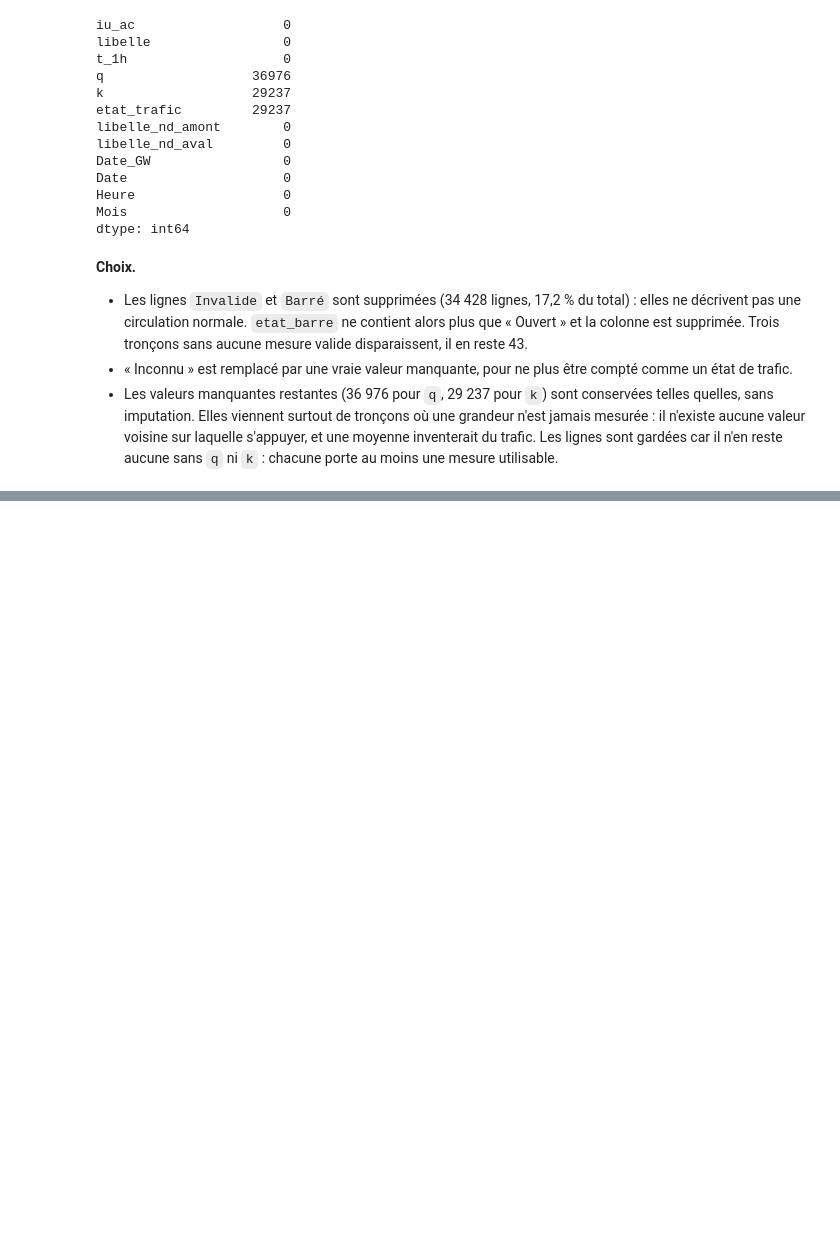
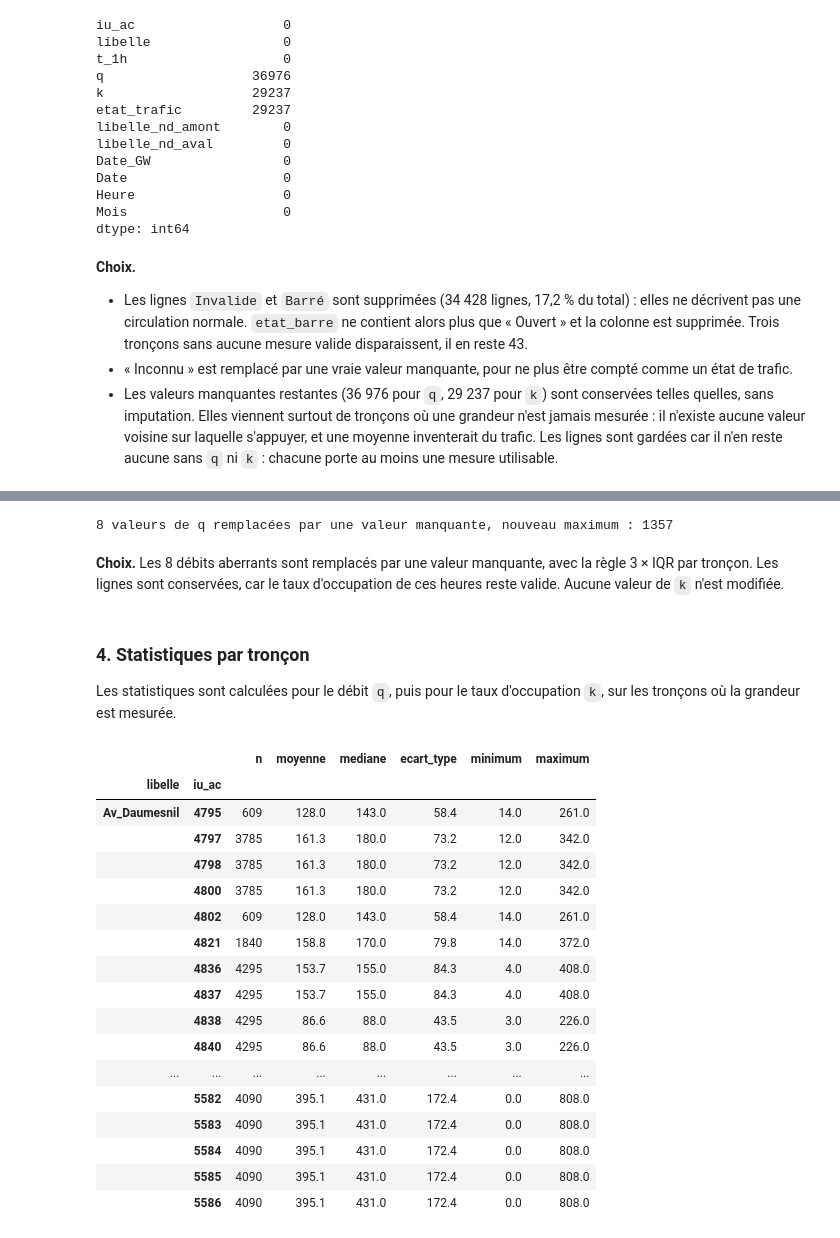
Before and after one commit to Schneider509/Aivanvity-projet-trafic, a Jupyter notebook: projet_data.ipynb, the cells around one changed output, grey strips where cells are left out. Cells and saved outputs as stored; diff of their text form; code cells hidden in the pictures; blank space fills up the shorter version.

Commit message:
Jalon M3 : transformation et statistiques

```diff
--- a/projet_data.ipynb
+++ b/projet_data.ipynb
@@ -402,0 +497,15 @@ dtype: int64
+# %%
+def borne_haute(s, facteur):
+    q1, q3 = s.quantile([0.25, 0.75])
+    return q3 + facteur * (q3 - q1)
+
+borne_globale = borne_haute(df["q"], 1.5)
+au_dessus = df[df["q"] > borne_globale]
+print(f"Règle globale (1,5 × IQR) : borne à {borne_globale:.0f}, {len(au_dessus)} valeurs au-dessus")
+print(au_dessus["libelle"].value_counts())
+print()
+
+par_troncon = df.groupby("iu_ac")["q"]
+for facteur in (1.5, 3):
+    borne = par_troncon.transform(lambda s: borne_haute(s, facteur))
+    print(f"Règle par tronçon ({facteur} × IQR) : {(df['q'] > borne).sum()} valeurs au-dessus")
@@ -402,0 +522,5 @@ dtype: int64
+# %%
+borne = par_troncon.transform(lambda s: borne_haute(s, 3))
+aberrant = df["q"] > borne
+
+df.loc[aberrant, ["iu_ac", "libelle", "Date_GW", "q", "k", "etat_trafic"]].sort_values("Date_GW")
@@ -402,0 +557,38 @@ dtype: int64
+# %%
+df["q"] = df["q"].mask(aberrant)
+print(f"{aberrant.sum()} valeurs de q remplacées par une valeur manquante, nouveau maximum : {df['q'].max():.0f}")
+# %% [output]
+8 valeurs de q remplacées par une valeur manquante, nouveau maximum : 1357
+# %% [markdown]
+**Choix.** Les 8 débits aberrants sont remplacés par une valeur manquante, avec la règle 3 × IQR par tronçon. Les lignes sont conservées, car le taux d'occupation de ces heures reste valide. Aucune valeur de `k` n'est modifiée.
+# %% [markdown]
+### 4. Statistiques par tronçon
+
+Les statistiques sont calculées pour le débit `q`, puis pour le taux d'occupation `k`, sur les tronçons où la grandeur est mesurée.
+# %%
+stats_q = (
+    df.dropna(subset=["q"])
+    .groupby(["libelle", "iu_ac"], observed=True)["q"]
+    .agg(n="count", moyenne="mean", mediane="median", ecart_type="std", minimum="min", maximum="max")
+    .round(1)
+)
+stats_q
+# %% [output]
+|  |  | n | moyenne | mediane | ecart_type | minimum | maximum |
+| libelle | iu_ac |  |  |  |  |  |  |
+| Av_Daumesnil | 4795 | 609 | 128.0 | 143.0 | 58.4 | 14.0 | 261.0 |
+|  | 4797 | 3785 | 161.3 | 180.0 | 73.2 | 12.0 | 342.0 |
+|  | 4798 | 3785 | 161.3 | 180.0 | 73.2 | 12.0 | 342.0 |
+|  | 4800 | 3785 | 161.3 | 180.0 | 73.2 | 12.0 | 342.0 |
+|  | 4802 | 609 | 128.0 | 143.0 | 58.4 | 14.0 | 261.0 |
+|  | 4821 | 1840 | 158.8 | 170.0 | 79.8 | 14.0 | 372.0 |
+|  | 4836 | 4295 | 153.7 | 155.0 | 84.3 | 4.0 | 408.0 |
+|  | 4837 | 4295 | 153.7 | 155.0 | 84.3 | 4.0 | 408.0 |
+|  | 4838 | 4295 | 86.6 | 88.0 | 43.5 | 3.0 | 226.0 |
+|  | 4840 | 4295 | 86.6 | 88.0 | 43.5 | 3.0 | 226.0 |
+| ... | ... | ... | ... | ... | ... | ... | ... |
+|  | 5582 | 4090 | 395.1 | 431.0 | 172.4 | 0.0 | 808.0 |
+|  | 5583 | 4090 | 395.1 | 431.0 | 172.4 | 0.0 | 808.0 |
+|  | 5584 | 4090 | 395.1 | 431.0 | 172.4 | 0.0 | 808.0 |
+|  | 5585 | 4090 | 395.1 | 431.0 | 172.4 | 0.0 | 808.0 |
+|  | 5586 | 4090 | 395.1 | 431.0 | 172.4 | 0.0 | 808.0 |
```
Also changed, not shown: parts of 23 cells of this notebook, 1 other file.
